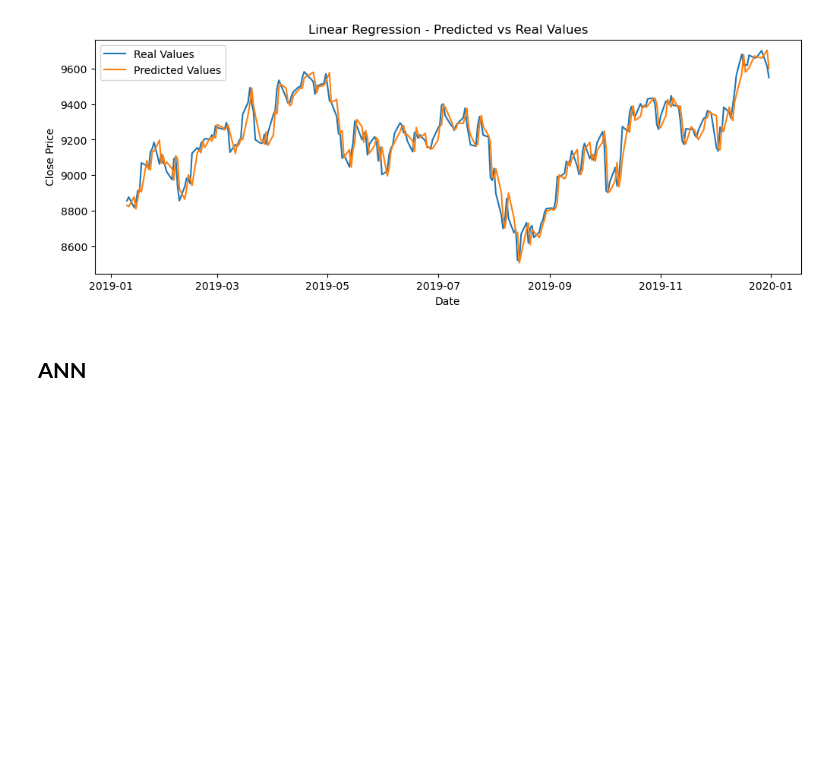
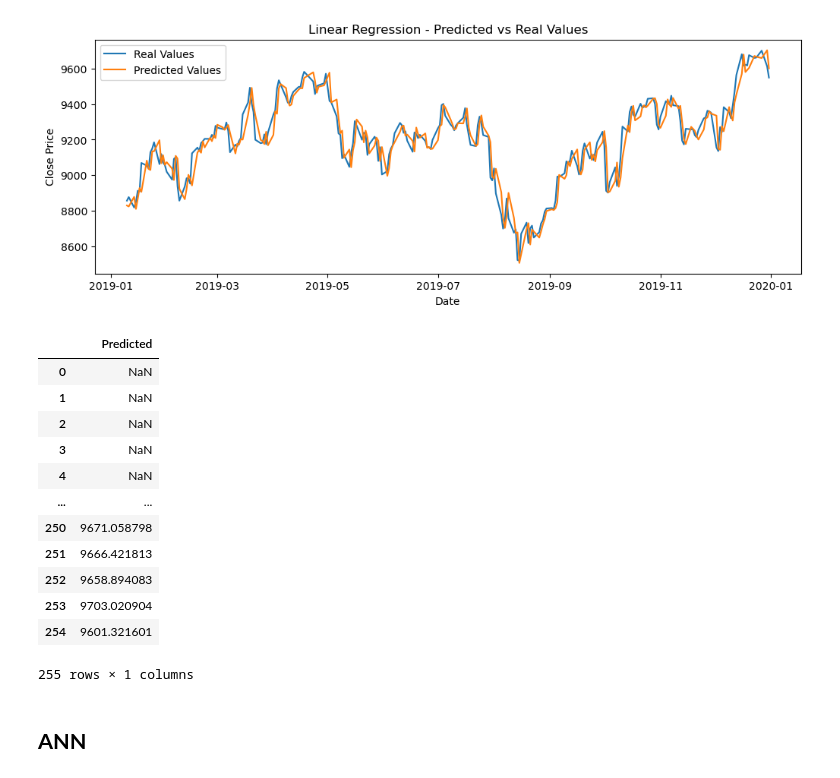
Before and after one commit to hamidreza-rhz/Technical-Analysis-ML-Strategy-Optimization, a Jupyter notebook: main.ipynb, the cells around one changed output. Cells and saved outputs as stored; diff of their text form; code cells hidden in the pictures; blank space fills up the shorter version.

```diff
--- a/main.ipynb
+++ b/main.ipynb
@@ -142,6 +392,32 @@ plt.legend()
 plt.show()
 # %% [output]
 [figure]
+# %%
+y_pred_lr = pd.DataFrame(y_pred)
+
+# Rename the column
+y_pred_lr = y_pred_lr.rename(columns={0: 'Predicted'})
+
+# Add 10 rows with NaN values at the top
+y_pred_lr = pd.concat([pd.DataFrame(np.nan,
+                                    index=np.arange(time_window),
+                                    columns=['Predicted']), y_pred_lr],
+                      ignore_index=True)
+y_pred_lr
+# %% [output]
+|  | Predicted |
+| 0 | NaN |
+| 1 | NaN |
+| 2 | NaN |
+| 3 | NaN |
+| 4 | NaN |
+| ... | ... |
+| 250 | 9671.058798 |
+| 251 | 9666.421813 |
+| 252 | 9658.894083 |
+| 253 | 9703.020904 |
+| 254 | 9601.321601 |
+255 rows × 1 columns
 # %% [markdown]
 ## **ANN**
 # %%
```
Also changed, not shown: parts of 28 cells of this notebook, 1 other file.
